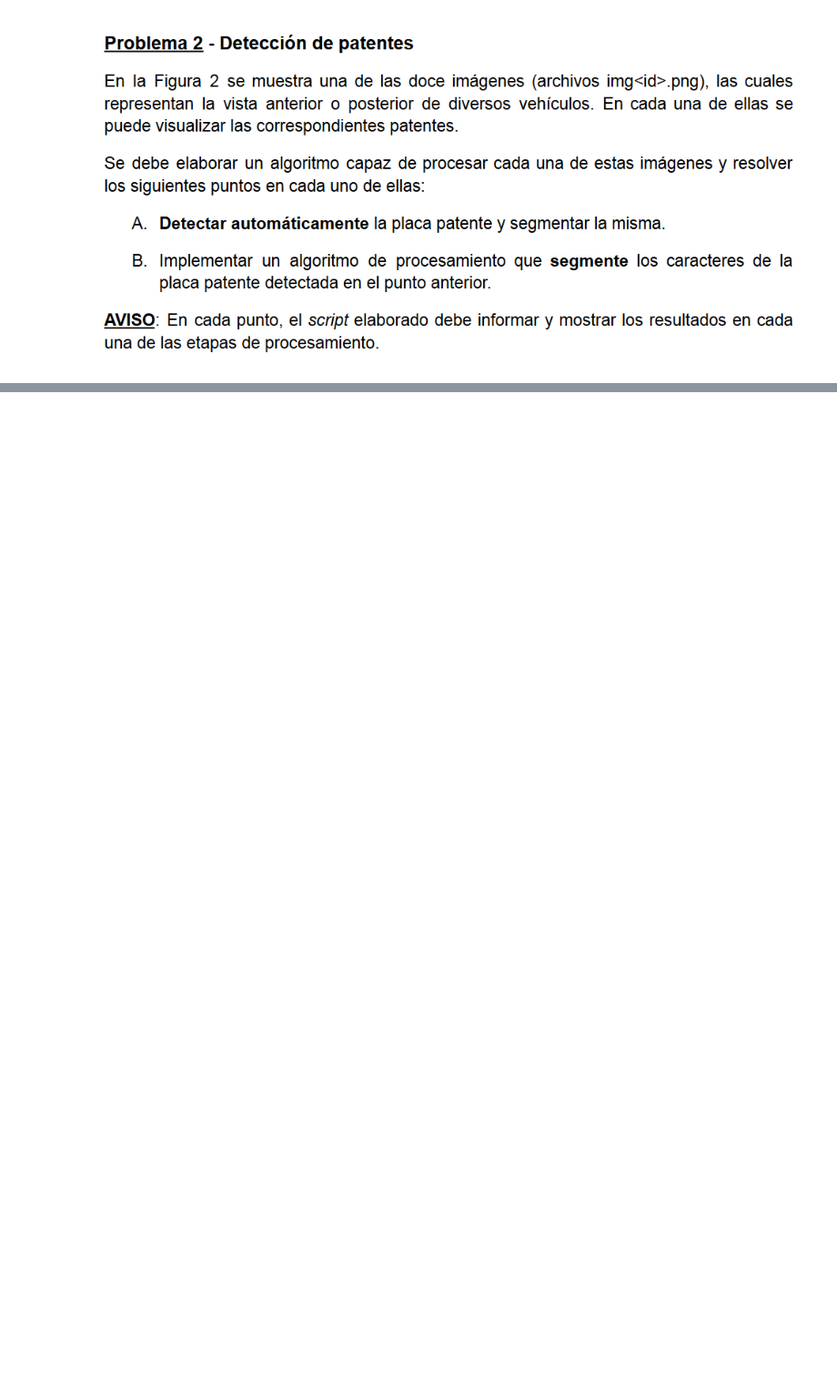
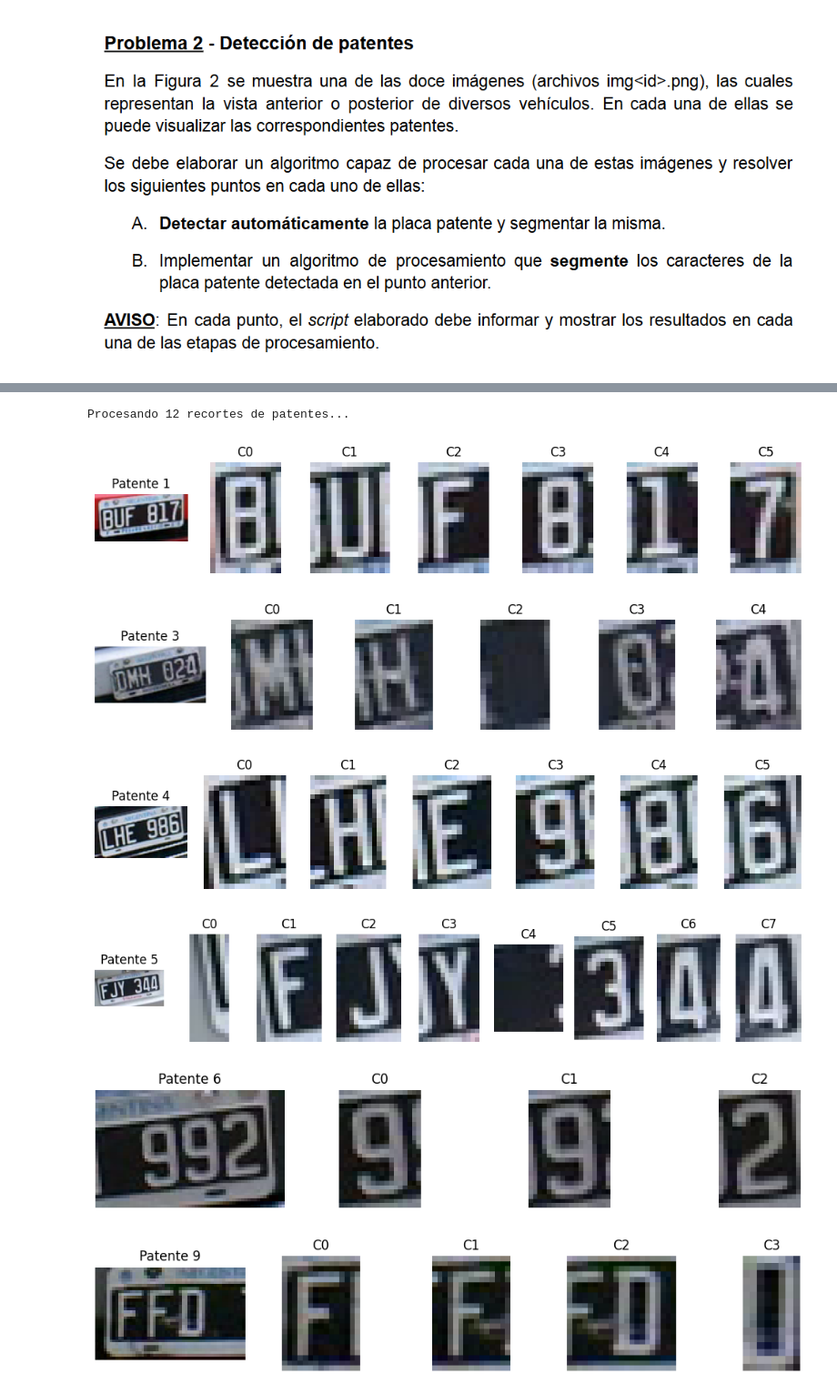
Before and after one commit to maxiromano/tp2_pdi_Molina_Romano, a Jupyter notebook: parte2.ipynb, the cells around one changed output, grey strips where cells are left out. Shown at 91% size. Drawn from its saved outputs; the diff is of its cells as text; code cells hidden in the pictures; blank space fills up the shorter version.

```diff
--- a/parte2.ipynb
+++ b/parte2.ipynb
@@ -400,0 +138,44 @@ plt.show()
+# %%
+todas_las_patentes_segmentadas = []
+
+print(f"Procesando {len(resultados_crops)} recortes de patentes...")
+
+for i, recorte_patente in enumerate(resultados_crops):
+    if recorte_patente is None:
+        todas_las_patentes_segmentadas.append([])
+        continue
+
+    chars = segmentar_caracteres(recorte_patente)
+    todas_las_patentes_segmentadas.append(chars)
+
+
+
+for i, chars in enumerate(todas_las_patentes_segmentadas):
+
+    if len(chars) < 3: continue
+
+    plt.figure(figsize=(10, 2))
+
+    plt.subplot(1, len(chars) + 1, 1)
+    img_rgb = cv2.cvtColor(resultados_crops[i], cv2.COLOR_BGR2RGB)
+    plt.imshow(img_rgb)
+    plt.title(f"Patente {i+1}")
+    plt.axis('off')
+
+    for j, char_img in enumerate(chars):
+        plt.subplot(1, len(chars) + 1, j + 2)
+        char_rgb = cv2.cvtColor(char_img, cv2.COLOR_BGR2RGB)
+        plt.imshow(char_rgb)
+        plt.title(f"C{j}")
+        plt.axis('off')
+
+    plt.tight_layout()
+    plt.show()
+# %% [output]
+Procesando 12 recortes de patentes...
+[figure, added]
+[figure, added]
+[figure, added]
+[figure, added]
+[figure, added]
+[figure, added]
```
Also changed, not shown: parts of 6 cells of this notebook.
